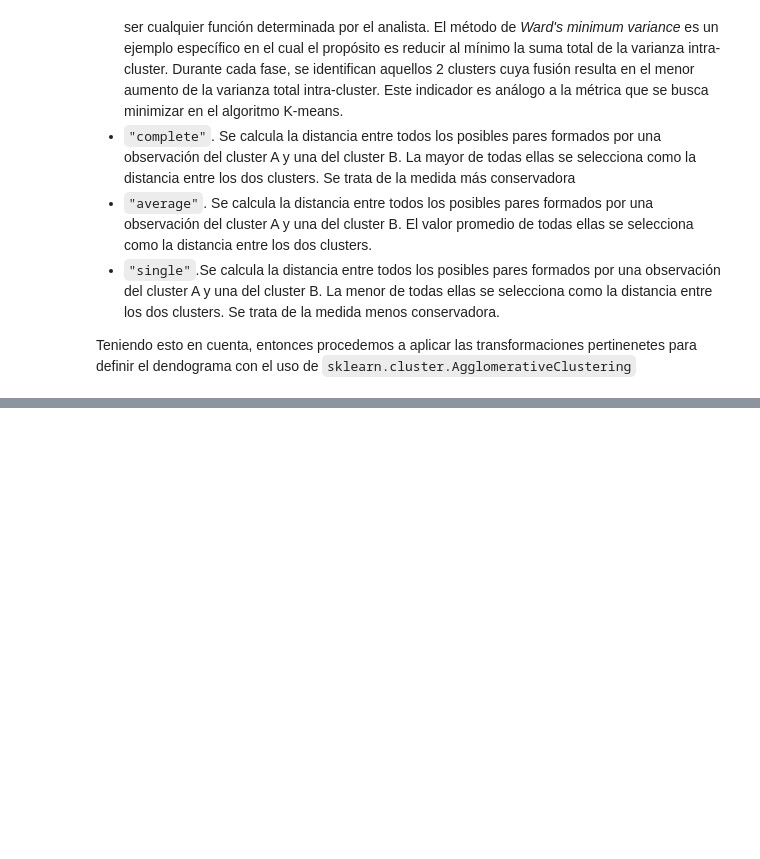
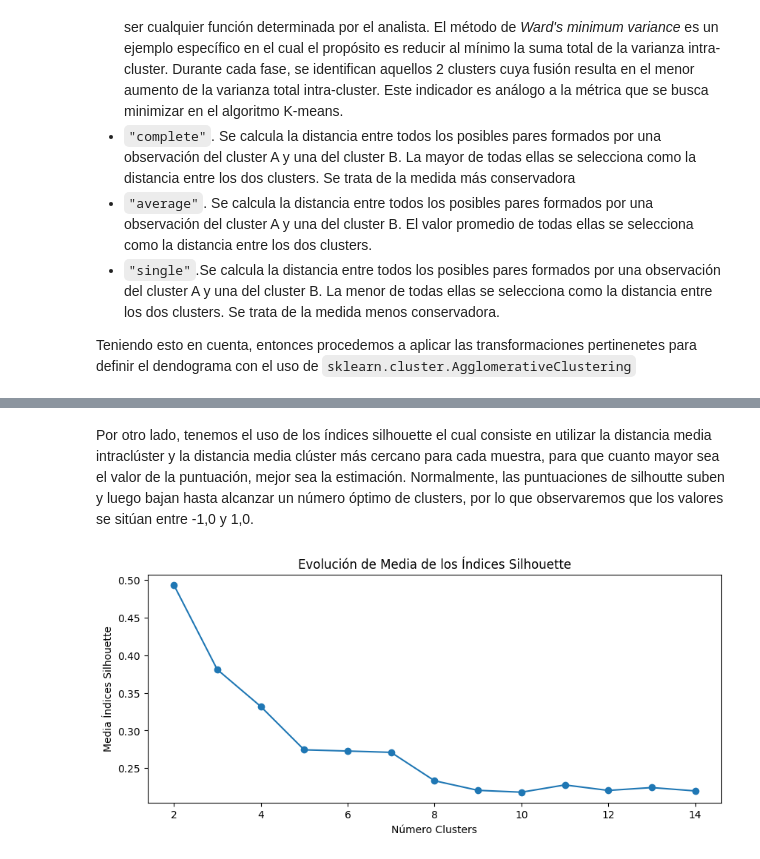
Before and after one commit to 100477706/Proyecto2_Aprendizaje, a Jupyter notebook: Clustering_27.ipynb, the cells around one changed output, grey strips where cells are left out. Drawn from its saved outputs; the diff is of its cells as text; code cells hidden in the pictures; blank space fills up the shorter version.

```diff
--- a/Clustering_27.ipynb
+++ b/Clustering_27.ipynb
@@ -440,0 +542,27 @@ Teniendo esto en cuenta, entonces procedemos a aplicar las transformaciones pert
+# %% [markdown]
+Por otro lado, tenemos el uso de los índices silhouette el cual consiste en utilizar la distancia media intraclúster y la distancia media clúster más cercano para cada muestra, para que cuanto mayor sea el valor de la puntuación, mejor sea la estimación. Normalmente, las puntuaciones de silhoutte suben y luego bajan hasta alcanzar un número óptimo de clusters, por lo que observaremos que los valores se sitúan entre -1,0 y 1,0.
+# %%
+# Método silhouette para identificar el número óptimo de clusters
+# ==============================================================================
+range_n_clusters = range(2, 15)
+valores_medios_silhouette = []
+
+for n_clusters in range_n_clusters:
+    modelo = AgglomerativeClustering(
+        metric   = 'euclidean',
+        linkage    = 'ward',
+        n_clusters = n_clusters
+    )
+
+    # Use datos_scaled instead of X_scaled
+    cluster_labels = modelo.fit_predict(datos_scaled)
+    silhouette_avg = silhouette_score(datos_scaled, cluster_labels)
+    valores_medios_silhouette.append(silhouette_avg)
+
+fig, ax = plt.subplots(1, 1, figsize=(10, 4))
+ax.plot(range_n_clusters, valores_medios_silhouette, marker='o')
+ax.set_title("Evolución de Media de los Índices Silhouette")
+ax.set_xlabel('Número Clusters')
+ax.set_ylabel('Media Índices Silhouette');
+# %% [output]
+[figure, added]
```
Also changed, not shown: parts of 33 cells of this notebook.
